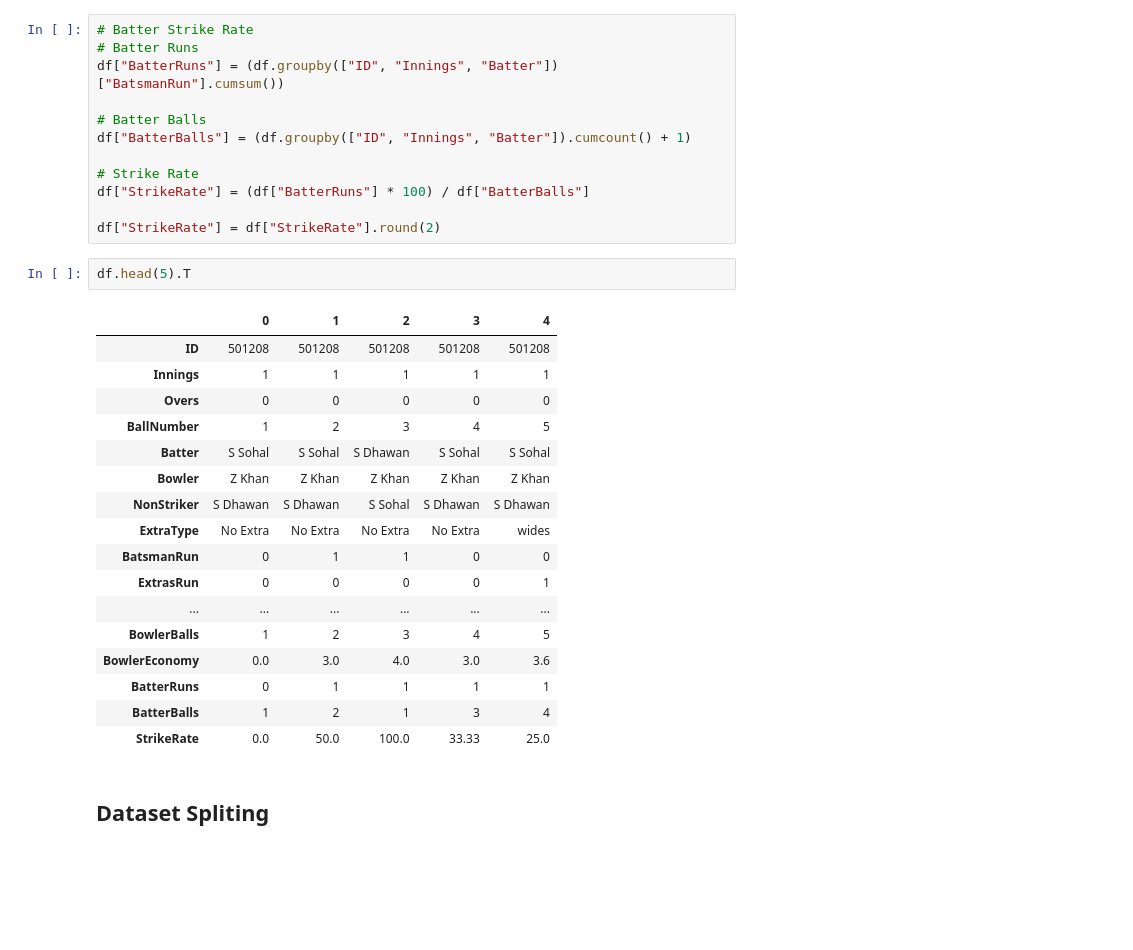
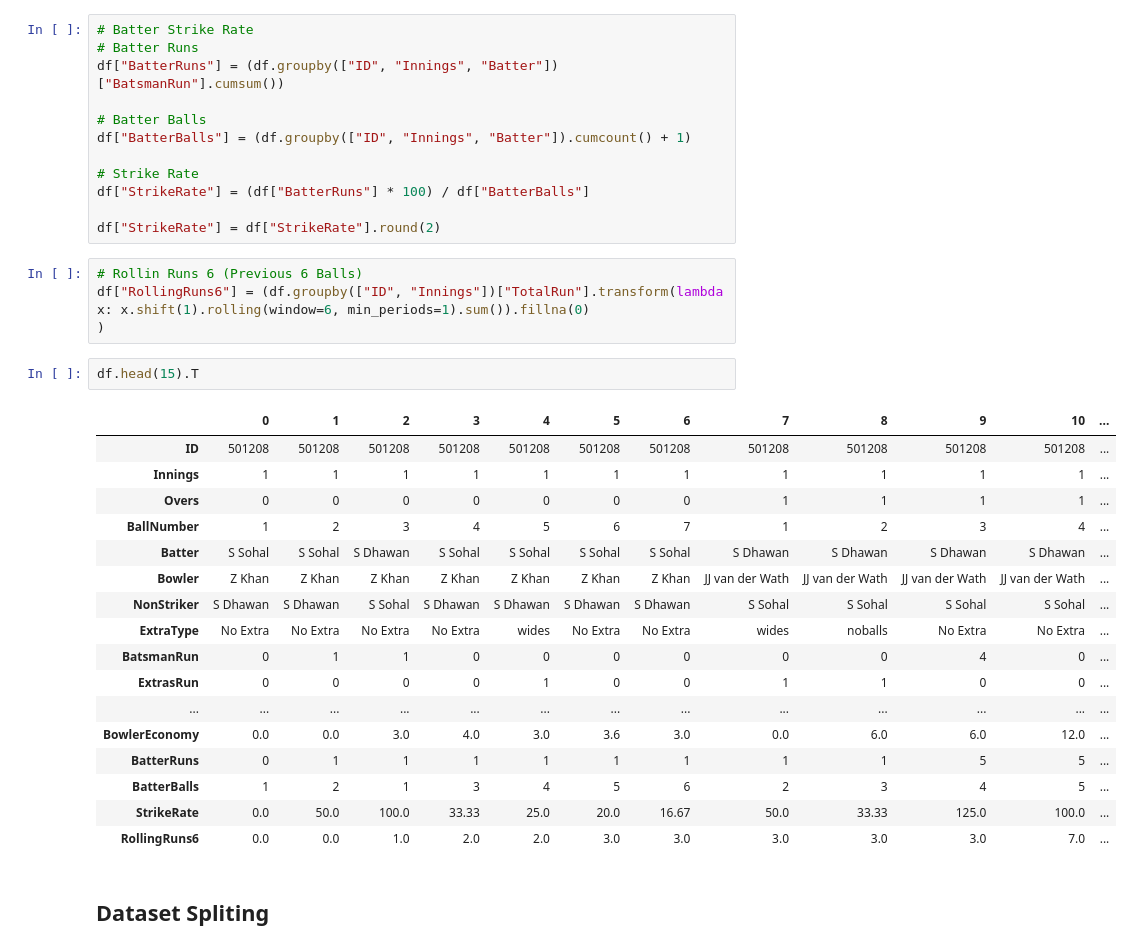
Before and after one commit to samifahim07/Smart-Cricket-Analytics-Ball-by-Ball-Event-Prediction-using-Machine-Learning, a Jupyter notebook: smart_analysis.ipynb, the cells around one changed output. Saved outputs shown, nothing was run; the diff lists cells and outputs as text; blank space fills up the shorter version.

Commit message:
add a new column which is calculate previous 6 balls run

```diff
--- a/smart_analysis.ipynb
+++ b/smart_analysis.ipynb
@@ -927,26 +927,30 @@ df["BatterBalls"] = (df.groupby(["ID", "Innings", "Batter"]).cumcount() + 1)
 df["StrikeRate"] = (df["BatterRuns"] * 100) / df["BatterBalls"]
 
 df["StrikeRate"] = df["StrikeRate"].round(2)
+# %%
+# Rollin Runs 6 (Previous 6 Balls)
+df["RollingRuns6"] = (df.groupby(["ID", "Innings"])["TotalRun"].transform(lambda x: x.shift(1).rolling(window=6, min_periods=1).sum()).fillna(0)
+)
 # %%
-df.head(5).T
+df.head(15).T
 # %% [output]
-|  | 0 | 1 | 2 | 3 | 4 |
-| ID | 501208 | 501208 | 501208 | 501208 | 501208 |
-| Innings | 1 | 1 | 1 | 1 | 1 |
-| Overs | 0 | 0 | 0 | 0 | 0 |
-| BallNumber | 1 | 2 | 3 | 4 | 5 |
-| Batter | S Sohal | S Sohal | S Dhawan | S Sohal | S Sohal |
-| Bowler | Z Khan | Z Khan | Z Khan | Z Khan | Z Khan |
-| NonStriker | S Dhawan | S Dhawan | S Sohal | S Dhawan | S Dhawan |
-| ExtraType | No Extra | No Extra | No Extra | No Extra | wides |
-| BatsmanRun | 0 | 1 | 1 | 0 | 0 |
-| ExtrasRun | 0 | 0 | 0 | 0 | 1 |
-| ... | ... | ... | ... | ... | ... |
-| BowlerBalls | 1 | 2 | 3 | 4 | 5 |
-| BowlerEconomy | 0.0 | 3.0 | 4.0 | 3.0 | 3.6 |
-| BatterRuns | 0 | 1 | 1 | 1 | 1 |
-| BatterBalls | 1 | 2 | 1 | 3 | 4 |
-| StrikeRate | 0.0 | 50.0 | 100.0 | 33.33 | 25.0 |
+|  | 0 | 1 | 2 | 3 | 4 | 5 | 6 | 7 | 8 | 9 | 10 | ... |
+| ID | 501208 | 501208 | 501208 | 501208 | 501208 | 501208 | 501208 | 501208 | 501208 | 501208 | 501208 | ... |
+| Innings | 1 | 1 | 1 | 1 | 1 | 1 | 1 | 1 | 1 | 1 | 1 | ... |
+| Overs | 0 | 0 | 0 | 0 | 0 | 0 | 0 | 1 | 1 | 1 | 1 | ... |
+| BallNumber | 1 | 2 | 3 | 4 | 5 | 6 | 7 | 1 | 2 | 3 | 4 | ... |
+| Batter | S Sohal | S Sohal | S Dhawan | S Sohal | S Sohal | S Sohal | S Sohal | S Dhawan | S Dhawan | S Dhawan | S Dhawan | ... |
+| Bowler | Z Khan | Z Khan | Z Khan | Z Khan | Z Khan | Z Khan | Z Khan | JJ van der Wath | JJ van der Wath | JJ van der Wath | JJ van der Wath | ... |
+| NonStriker | S Dhawan | S Dhawan | S Sohal | S Dhawan | S Dhawan | S Dhawan | S Dhawan | S Sohal | S Sohal | S Sohal | S Sohal | ... |
+| ExtraType | No Extra | No Extra | No Extra | No Extra | wides | No Extra | No Extra | wides | noballs | No Extra | No Extra | ... |
+| BatsmanRun | 0 | 1 | 1 | 0 | 0 | 0 | 0 | 0 | 0 | 4 | 0 | ... |
+| ExtrasRun | 0 | 0 | 0 | 0 | 1 | 0 | 0 | 1 | 1 | 0 | 0 | ... |
+| ... | ... | ... | ... | ... | ... | ... | ... | ... | ... | ... | ... | ... |
+| BowlerEconomy | 0.0 | 0.0 | 3.0 | 4.0 | 3.0 | 3.6 | 3.0 | 0.0 | 6.0 | 6.0 | 12.0 | ... |
+| BatterRuns | 0 | 1 | 1 | 1 | 1 | 1 | 1 | 1 | 1 | 5 | 5 | ... |
+| BatterBalls | 1 | 2 | 1 | 3 | 4 | 5 | 6 | 2 | 3 | 4 | 5 | ... |
+| StrikeRate | 0.0 | 50.0 | 100.0 | 33.33 | 25.0 | 20.0 | 16.67 | 50.0 | 33.33 | 125.0 | 100.0 | ... |
+| RollingRuns6 | 0.0 | 0.0 | 1.0 | 2.0 | 2.0 | 3.0 | 3.0 | 3.0 | 3.0 | 3.0 | 7.0 | ... |
 # %% [markdown]
 ## **Dataset Spliting**
 # %%
```
